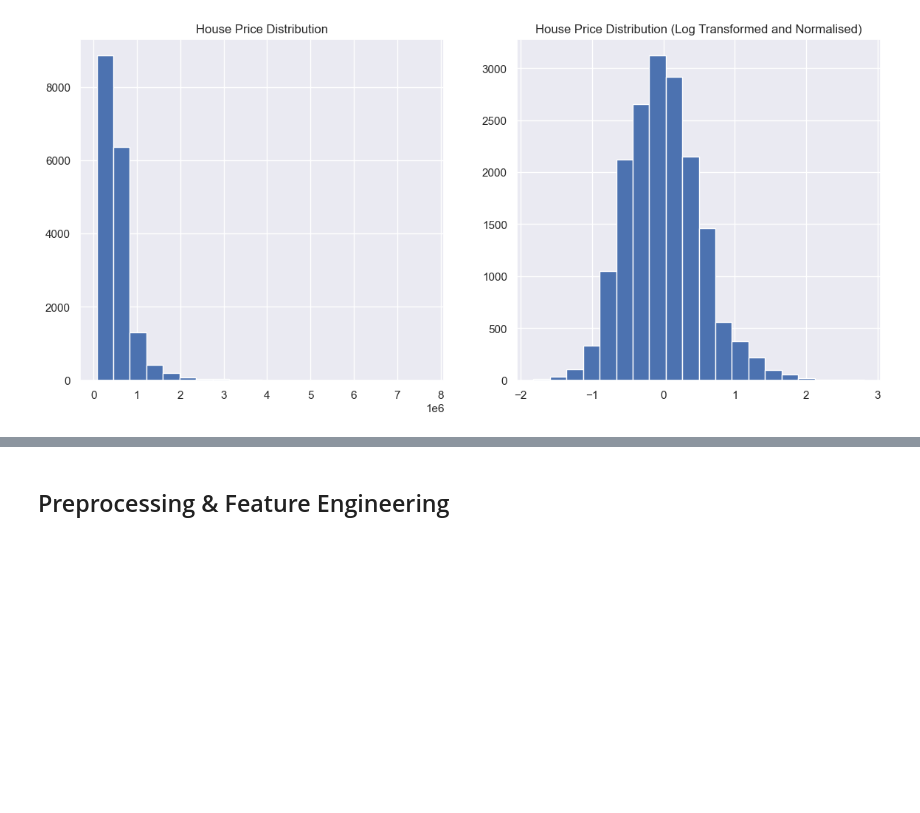
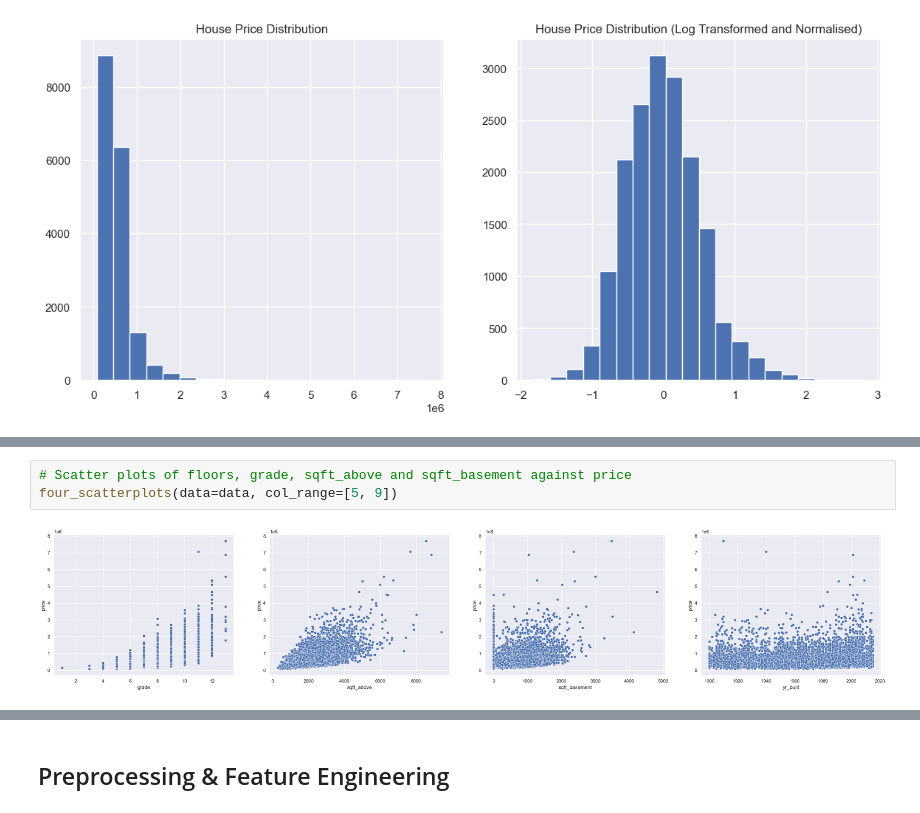
Before and after one commit to Louis-Bad/MSc_Concepts_of_AI, a Jupyter notebook: notebooks/Regression Analysis.ipynb, the cells around one changed output, grey strips where cells are left out. Drawn from its saved outputs; the diff is of its cells as text; blank space fills up the shorter version.

```diff
--- a/notebooks/Regression Analysis.ipynb
+++ b/notebooks/Regression Analysis.ipynb
@@ -233,0 +259,5 @@ plt.show();
+# %%
+# Scatter plots of floors, grade, sqft_above and sqft_basement against price
+four_scatterplots(data=data, col_range=[5, 9])
+# %% [output]
+[figure, added]
```
Also changed, not shown: parts of 8 cells of this notebook.
